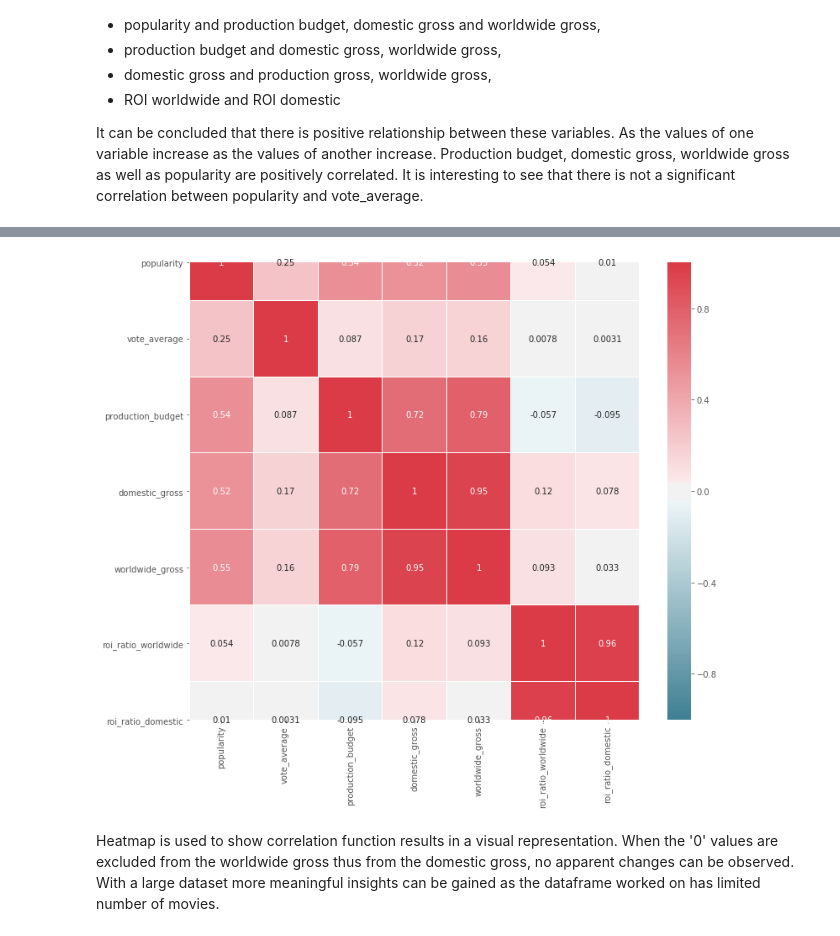
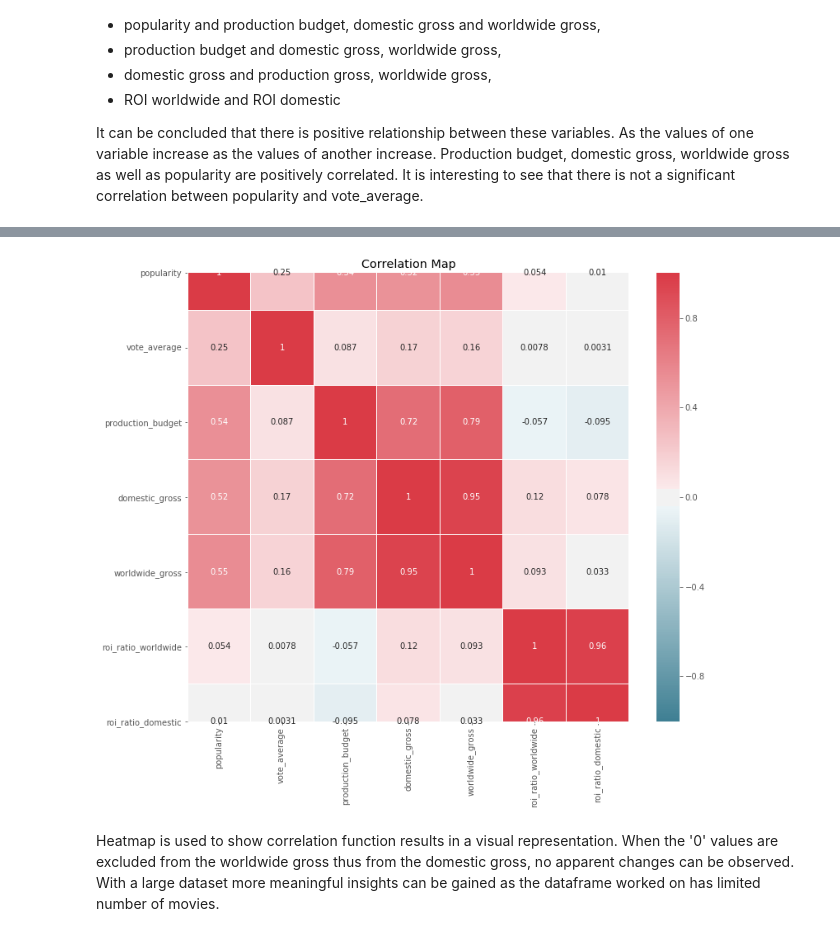
Before and after one commit to esraguzel/dsc-mod-1-project-v2-1-onl01-dtsc-ft-012120, a Jupyter notebook: student.ipynb, the cells around one changed output, grey strips where cells are left out. Drawn from its saved outputs; the diff is of its cells as text; code cells hidden in the pictures.

Commit message:
images

```diff
--- a/student.ipynb
+++ b/student.ipynb
@@ -631,15 +632,16 @@ df_corr_2.corr()
 # %%
 # Showing the results on a heatmap
 f, ax = plt.subplots(figsize=(12, 10))
 corr = df_corr_2.corr()
 
 cmap = sns.diverging_palette(220, 10, as_cmap=True)
 sns.heatmap(corr, cmap=cmap, vmax=1, vmin=-1, center=0,
             linewidths=.2, ax=ax, annot=True)
+ax.set_title('Correlation Map')
 
 plt.show()
 # %% [output]
-[figure, old version]
+[figure, new version]
 # %% [markdown]
 Heatmap is used to show correlation function results in a visual representation. When the '0' values are excluded from the worldwide gross thus from the domestic gross, no apparent changes can be observed. With a large dataset more meaningful insights can be gained as the dataframe worked on has limited number of movies.
 # %% [markdown]
```
Also changed, not shown: parts of 8 cells of this notebook, 1 other file.
